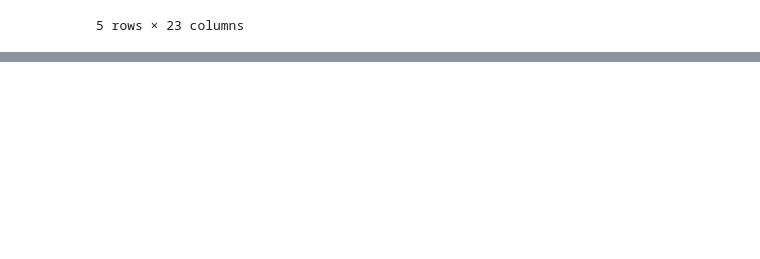
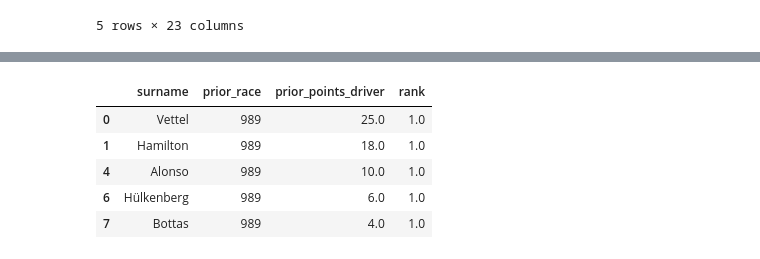
Before and after one commit to drewilliams22/f1, a Jupyter notebook: python_bash_trials/csv_dump/f1_2018.ipynb, the cells around one changed output, grey strips where cells are left out. Cells and saved outputs as stored; diff of their text form; code cells hidden in the pictures; blank space fills up the shorter version.

```diff
--- a/python_bash_trials/csv_dump/f1_2018.ipynb
+++ b/python_bash_trials/csv_dump/f1_2018.ipynb
@@ -245,0 +235,10 @@ test
+# %%
+test = f1_2018[['surname', 'prior_race', 'prior_points_driver', 'rank']]
+test.head()
+# %% [output]
+|  | surname | prior_race | prior_points_driver | rank |
+| 0 | Vettel | 989 | 25.0 | 1.0 |
+| 1 | Hamilton | 989 | 18.0 | 1.0 |
+| 4 | Alonso | 989 | 10.0 | 1.0 |
+| 6 | Hülkenberg | 989 | 6.0 | 1.0 |
+| 7 | Bottas | 989 | 4.0 | 1.0 |
```
Also changed, not shown: parts of 9 cells of this notebook, 2 other files.
